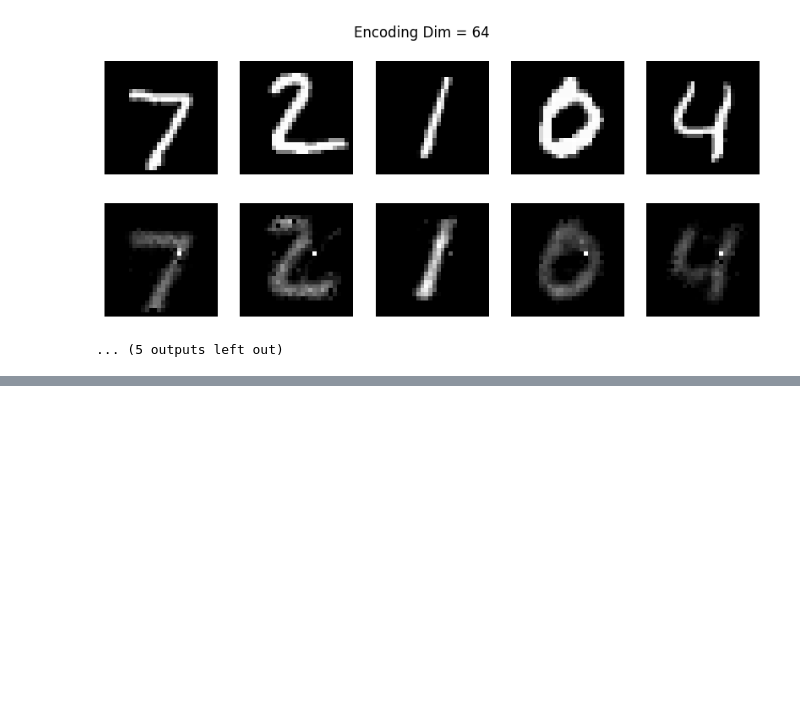
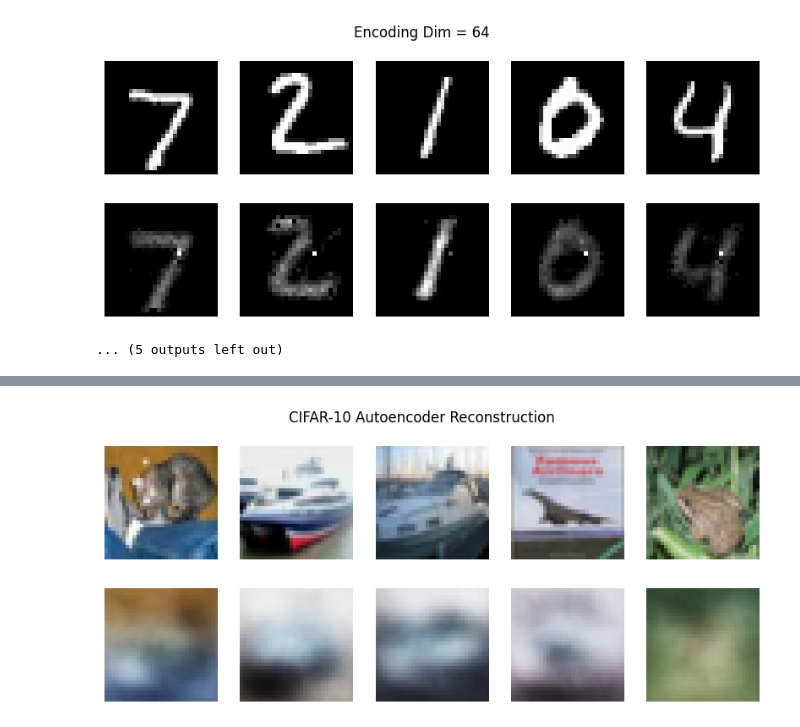
Before and after one commit to Lakshman3556/Deep_Learning, a Jupyter notebook: DL_week8.ipynb, the cells around one changed output, grey strips where cells are left out. Cells and saved outputs as stored; diff of their text form; code cells hidden in the pictures; blank space fills up the shorter version.

```diff
--- a/DL_week8.ipynb
+++ b/DL_week8.ipynb
@@ -209,3 +209,98 @@ Sample encoded vector: [0.        0.4418301 0.        0.        0.        0.
 [figure]
 [figure]
 ... (5 outputs left out)
+# %%
+import numpy as np
+import tensorflow as tf
+import matplotlib.pyplot as plt
+
+from tensorflow.keras.layers import Input, Dense
+from tensorflow.keras.models import Model
+
+# 1. Load CIFAR-10
+(X_train, _), (X_test, _) = tf.keras.datasets.cifar10.load_data()
+
+# Normalize
+X_train = X_train.astype('float32') / 255.
+X_test = X_test.astype('float32') / 255.
+
+# Flatten images (32x32x3 → 3072)
+X_train = X_train.reshape((len(X_train), 3072))
+X_test = X_test.reshape((len(X_test), 3072))
+
+# 2. Model Parameters
+input_dim = 3072
+encoding_dim = 128   # Start moderate
+
+# 3. Encoder
+input_layer = Input(shape=(input_dim,))
+encoded = Dense(encoding_dim, activation='relu')(input_layer)
+
+# 4. Decoder
+decoded = Dense(input_dim, activation='sigmoid')(encoded)
+
+# 5. Autoencoder Model
+autoencoder = Model(input_layer, decoded)
+
+# 6. Compile
+autoencoder.compile(optimizer='adam', loss='binary_crossentropy', metrics=['mse'])
+
+# 7. Train
+history = autoencoder.fit(
+    X_train, X_train,
+    epochs=20,
+    batch_size=256,
+    shuffle=True,
+    validation_data=(X_test, X_test)
+)
+
+# ----------- Custom "Accuracy" Calculation -----------
+decoded_imgs = autoencoder.predict(X_test)
+
+# MSE
+mse = np.mean(np.square(X_test - decoded_imgs))
+
+# Pseudo Accuracy (just for intuition)
+pseudo_accuracy = 1 - mse
+
+print("\nFinal MSE:", mse)
+print("Pseudo Accuracy:", pseudo_accuracy)
+
+# 8. Predict
+decoded_imgs = autoencoder.predict(X_test)
+
+# 9. Reshape back to image
+decoded_imgs = decoded_imgs.reshape((-1, 32, 32, 3))
+X_test_imgs = X_test.reshape((-1, 32, 32, 3))
+
+# 10. Visualization
+n = 5
+plt.figure(figsize=(10, 4))
+
+for i in range(n):
+    # Original
+    ax = plt.subplot(2, n, i + 1)
+    plt.imshow(X_test_imgs[i])
+    plt.axis('off')
+
+    # Reconstructed
+    ax = plt.subplot(2, n, i + 1 + n)
+    plt.imshow(decoded_imgs[i])
+    plt.axis('off')
+
+plt.suptitle("CIFAR-10 Autoencoder Reconstruction")
+plt.show()
+# Plot Loss
+plt.plot(history.history['loss'], label='Train Loss')
+plt.plot(history.history['val_loss'], label='Val Loss')
+
+# Plot MSE
+plt.plot(history.history['mse'], label='Train MSE')
+plt.plot(history.history['val_mse'], label='Val MSE')
+
+plt.legend()
+plt.title("Training Metrics")
+plt.xlabel("Epochs")
+plt.ylabel("Value")
+plt.show()
+# %% [output]
@@ -211,0 +324 @@ Sample encoded vector: [0.        0.4418301 0.        0.        0.        0.
+[figure, added]
```
Also changed, not shown: parts of 6 cells of this notebook.
